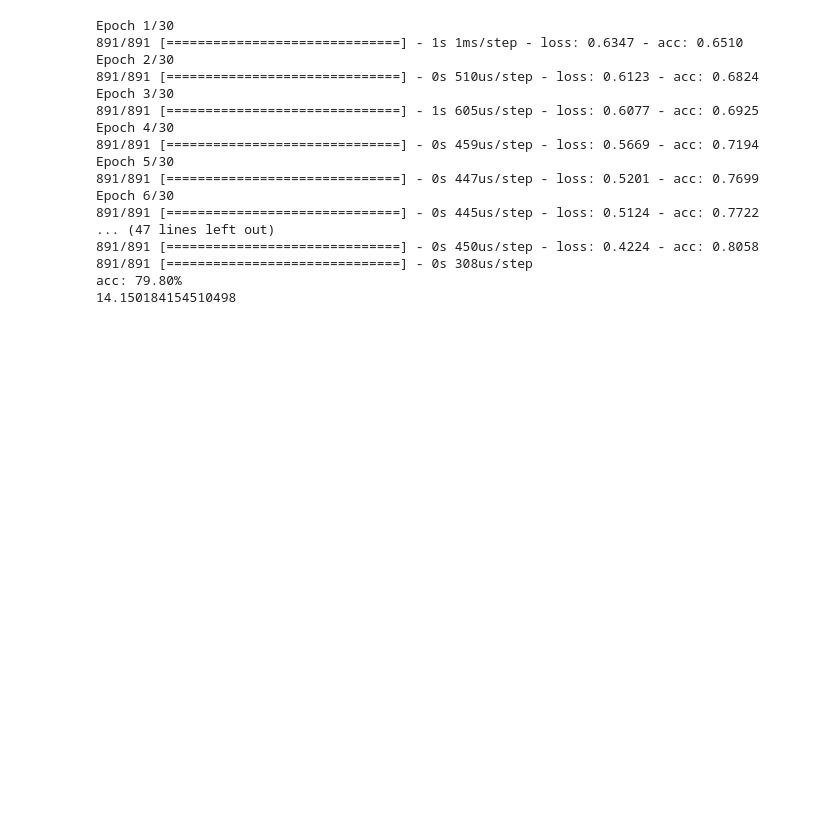
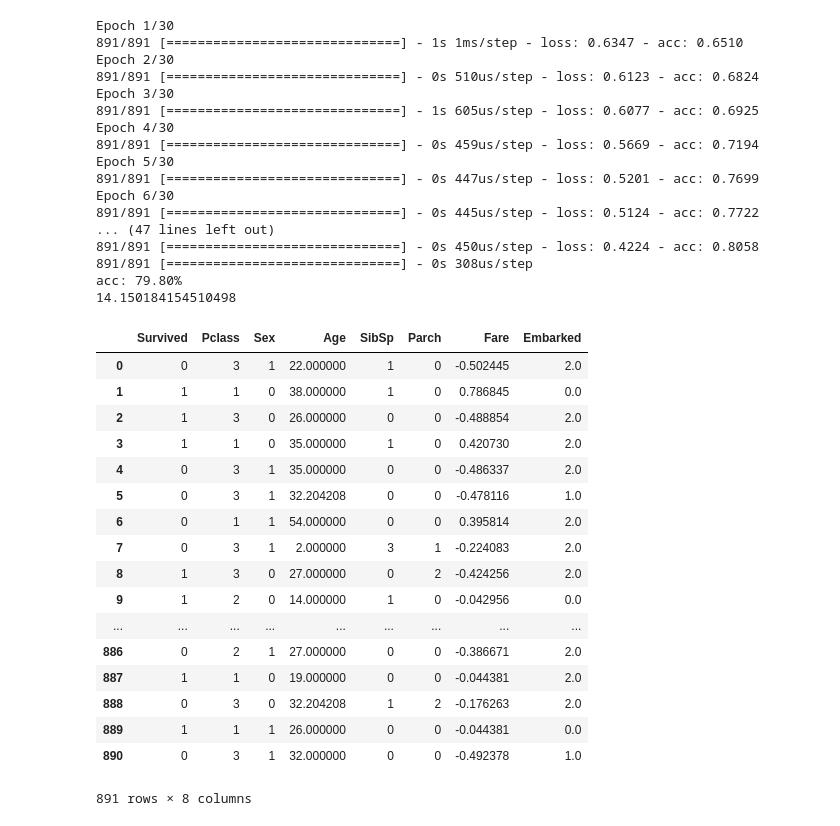
Before and after one commit to taisuke0812/titanic, a Jupyter notebook: titanic.ipynb, the cells around one changed output. Cells and saved outputs as stored; diff of their text form; code cells hidden in the pictures; blank space fills up the shorter version.

```diff
--- a/titanic.ipynb
+++ b/titanic.ipynb
@@ -325,3 +326,78 @@ Epoch 6/30
 891/891 [==============================] - 0s 308us/step
 acc: 79.80%
 14.150184154510498
+# %%
+import keras
+from keras.models import Sequential
+from keras.layers import Dense, Activation,Dropout
+import pandas as pd
+import numpy as np
+import pandas as pd
+import time
+from scipy import stats
+#train
+
+start = time.time()
+
+train = pd.read_csv("train.csv")
+
+train["Sex"] = train["Sex"][:].replace("male",1)
+train["Sex"] = train["Sex"][:].replace("female",0)
+
+train["Embarked"] = train["Embarked"][:].replace("S",2)
+train["Embarked"] = train["Embarked"][:].replace("Q",1)
+train["Embarked"] = train["Embarked"][:].replace("C",0)
+
+train = train.drop("Cabin",axis = 1)
+train = train.drop("Name",axis = 1)
+train = train.drop("Ticket",axis = 1)
+train = train.drop("PassengerId",axis = 1)
+train = train.fillna(train["Fare"].mean())
+train = train.fillna(train["Age"].mean())
+
+train_X = np.array(train.drop("Survived",axis = 1))
+train_y = np.array(train["Survived"])
+
+
+#test
+test = pd.read_csv("test.csv")
+
+df = test[:]
+PassengerId = test["PassengerId"][:]
+
+test["Sex"] = test["Sex"][:].replace("male",1)
+test["Sex"] = test["Sex"][:].replace("female",0)
+
+test["Embarked"] = test["Embarked"][:].replace("S",2)
+test["Embarked"] = test["Embarked"][:].replace("Q",1)
+test["Embarked"] = test["Embarked"][:].replace("C",0)
+
+test = test.drop("Cabin",axis = 1)
+test = test.drop("Name",axis = 1)
+test = test.drop("Ticket",axis = 1)
+test = test.drop("PassengerId",axis=1)
+test = test.fillna(test["Fare"].mean())
+test = test.fillna(test["Age"].mean())
+
+test_X = test[:]
+
+train["Fare"] = stats.zcore(train["Fare"])
+# %% [output]
+|  | Survived | Pclass | Sex | Age | SibSp | Parch | Fare | Embarked |
+| 0 | 0 | 3 | 1 | 22.000000 | 1 | 0 | -0.502445 | 2.0 |
+| 1 | 1 | 1 | 0 | 38.000000 | 1 | 0 | 0.786845 | 0.0 |
+| 2 | 1 | 3 | 0 | 26.000000 | 0 | 0 | -0.488854 | 2.0 |
+| 3 | 1 | 1 | 0 | 35.000000 | 1 | 0 | 0.420730 | 2.0 |
+| 4 | 0 | 3 | 1 | 35.000000 | 0 | 0 | -0.486337 | 2.0 |
+| 5 | 0 | 3 | 1 | 32.204208 | 0 | 0 | -0.478116 | 1.0 |
+| 6 | 0 | 1 | 1 | 54.000000 | 0 | 0 | 0.395814 | 2.0 |
+| 7 | 0 | 3 | 1 | 2.000000 | 3 | 1 | -0.224083 | 2.0 |
+| 8 | 1 | 3 | 0 | 27.000000 | 0 | 2 | -0.424256 | 2.0 |
+| 9 | 1 | 2 | 0 | 14.000000 | 1 | 0 | -0.042956 | 0.0 |
+| ... | ... | ... | ... | ... | ... | ... | ... | ... |
+| 886 | 0 | 2 | 1 | 27.000000 | 0 | 0 | -0.386671 | 2.0 |
+| 887 | 1 | 1 | 0 | 19.000000 | 0 | 0 | -0.044381 | 2.0 |
+| 888 | 0 | 3 | 0 | 32.204208 | 1 | 2 | -0.176263 | 2.0 |
+| 889 | 1 | 1 | 1 | 26.000000 | 0 | 0 | -0.044381 | 0.0 |
+| 890 | 0 | 3 | 1 | 32.000000 | 0 | 0 | -0.492378 | 1.0 |
+891 rows × 8 columns
```
Also changed, not shown: parts of 4 cells of this notebook.
